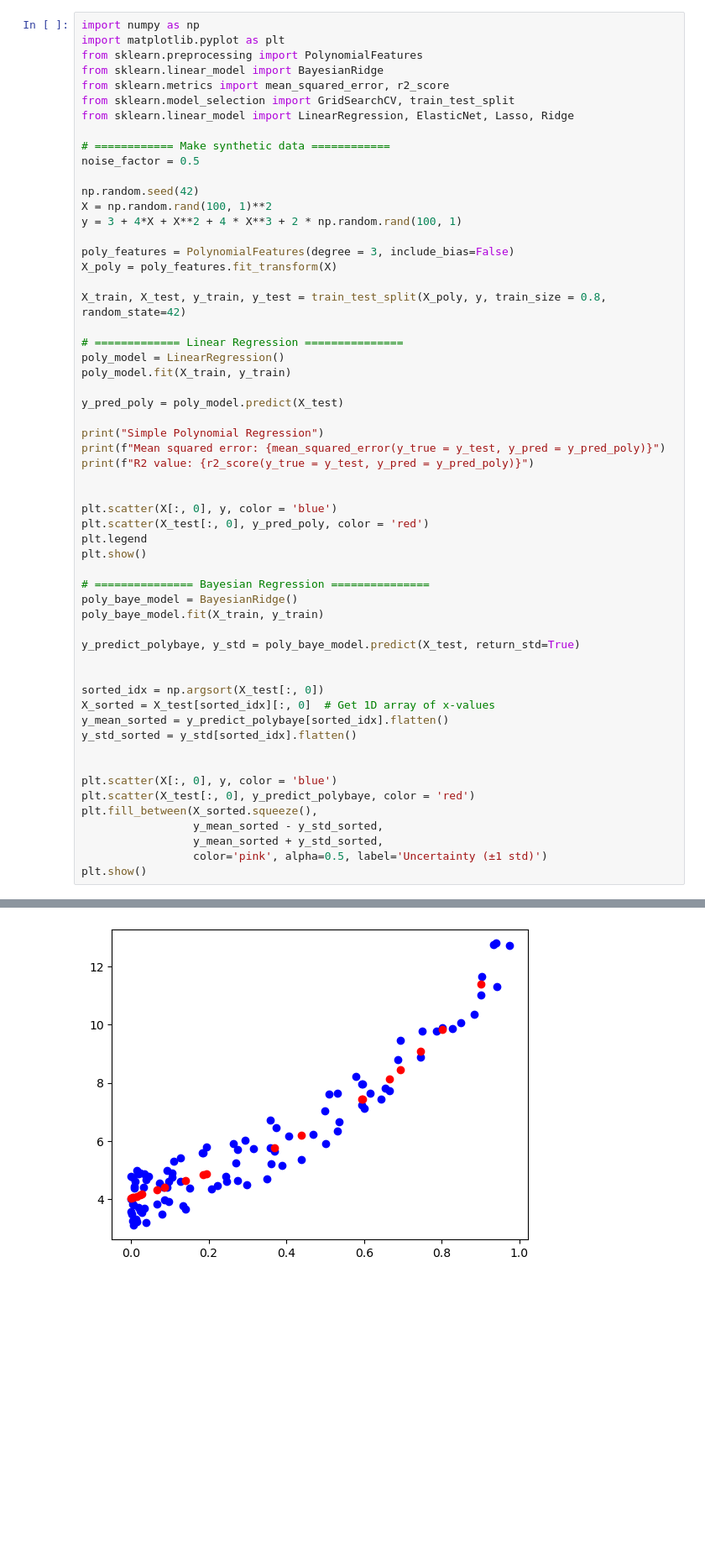
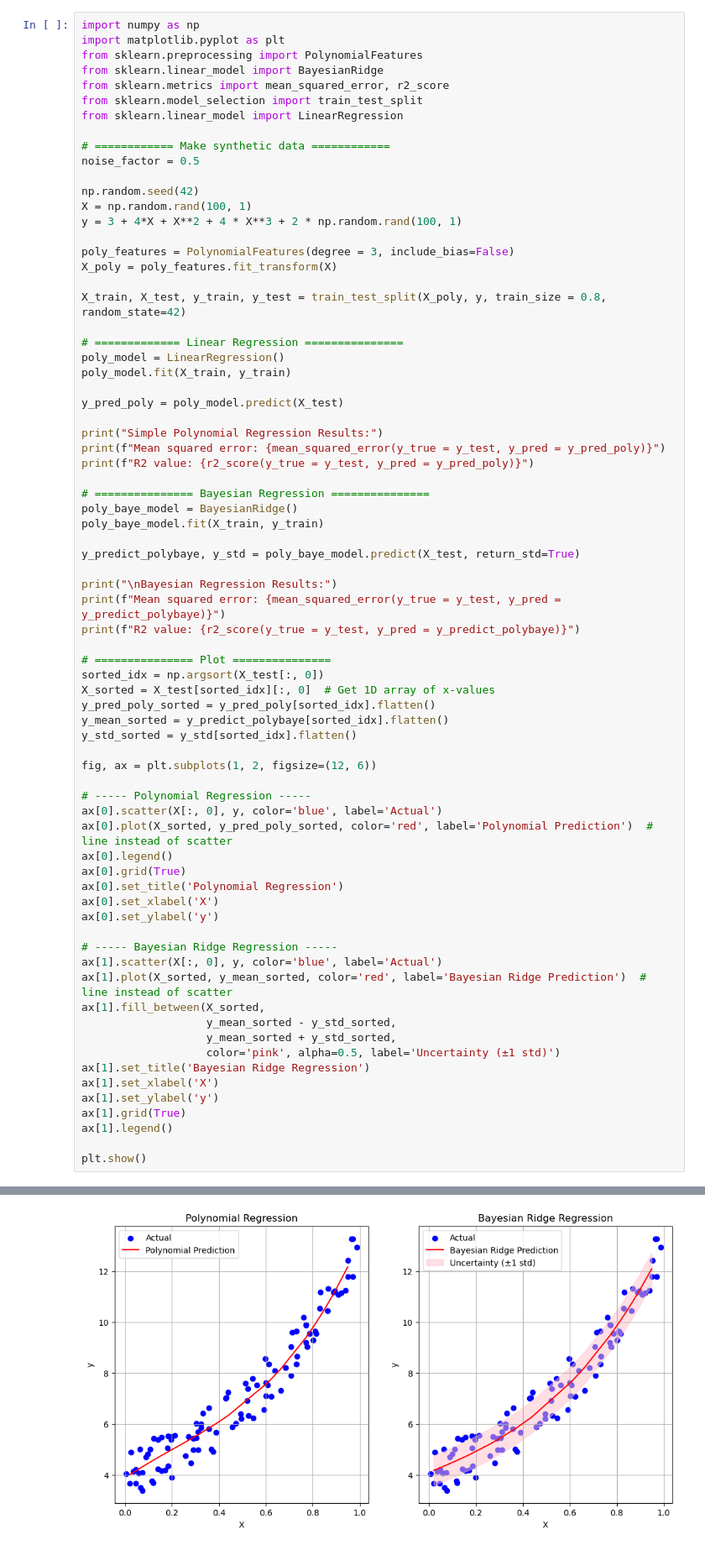
Before and after one commit to nguyenntkn/BayesianLinearRegression, a Jupyter notebook: main.ipynb, the cells around one changed output, grey strips where cells are left out. Shown: that part at 84% size. Cells and saved outputs as stored; diff of their text form; blank space fills up the shorter version.

Commit message:
Complete Bayesian Ridge

```diff
--- a/main.ipynb
+++ b/main.ipynb
@@ -99,14 +101,14 @@ import matplotlib.pyplot as plt
 from sklearn.preprocessing import PolynomialFeatures
 from sklearn.linear_model import BayesianRidge
 from sklearn.metrics import mean_squared_error, r2_score
-from sklearn.model_selection import GridSearchCV, train_test_split
-from sklearn.linear_model import LinearRegression, ElasticNet, Lasso, Ridge
+from sklearn.model_selection import train_test_split
+from sklearn.linear_model import LinearRegression
 
 # ============ Make synthetic data ============
 noise_factor = 0.5
 
 np.random.seed(42)
-X = np.random.rand(100, 1)**2
+X = np.random.rand(100, 1)
 y = 3 + 4*X + X**2 + 4 * X**3 + 2 * np.random.rand(100, 1)
 
 poly_features = PolynomialFeatures(degree = 3, include_bias=False)
@@ -120,15 +122,9 @@ poly_model.fit(X_train, y_train)
 
 y_pred_poly = poly_model.predict(X_test)
 
-print("Simple Polynomial Regression")
+print("Simple Polynomial Regression Results:")
 print(f"Mean squared error: {mean_squared_error(y_true = y_test, y_pred = y_pred_poly)}")
 print(f"R2 value: {r2_score(y_true = y_test, y_pred = y_pred_poly)}")
-
-
-plt.scatter(X[:, 0], y, color = 'blue')
-plt.scatter(X_test[:, 0], y_pred_poly, color = 'red')
-plt.legend
-plt.show()
 
 # =============== Bayesian Regression ===============
 poly_baye_model = BayesianRidge()
@@ -136,18 +132,40 @@ poly_baye_model.fit(X_train, y_train)
 
 y_predict_polybaye, y_std = poly_baye_model.predict(X_test, return_std=True)
 
+print("\nBayesian Regression Results:")
+print(f"Mean squared error: {mean_squared_error(y_true = y_test, y_pred = y_predict_polybaye)}")
+print(f"R2 value: {r2_score(y_true = y_test, y_pred = y_predict_polybaye)}")
 
+# =============== Plot ===============
 sorted_idx = np.argsort(X_test[:, 0])
 X_sorted = X_test[sorted_idx][:, 0]  # Get 1D array of x-values
+y_pred_poly_sorted = y_pred_poly[sorted_idx].flatten()
 y_mean_sorted = y_predict_polybaye[sorted_idx].flatten()
 y_std_sorted = y_std[sorted_idx].flatten()
 
+fig, ax = plt.subplots(1, 2, figsize=(12, 6))
 
-plt.scatter(X[:, 0], y, color = 'blue')
-plt.scatter(X_test[:, 0], y_predict_polybaye, color = 'red')
-plt.fill_between(X_sorted.squeeze(),
-                 y_mean_sorted - y_std_sorted,
-                 y_mean_sorted + y_std_sorted,
-                 color='pink', alpha=0.5, label='Uncertainty (±1 std)')
+# ----- Polynomial Regression -----
+ax[0].scatter(X[:, 0], y, color='blue', label='Actual')
+ax[0].plot(X_sorted, y_pred_poly_sorted, color='red', label='Polynomial Prediction')  # line instead of scatter
+ax[0].legend()
+ax[0].grid(True)
+ax[0].set_title('Polynomial Regression')
+ax[0].set_xlabel('X')
+ax[0].set_ylabel('y')
+
+# ----- Bayesian Ridge Regression -----
+ax[1].scatter(X[:, 0], y, color='blue', label='Actual')
+ax[1].plot(X_sorted, y_mean_sorted, color='red', label='Bayesian Ridge Prediction')  # line instead of scatter
+ax[1].fill_between(X_sorted,
+                   y_mean_sorted - y_std_sorted,
+                   y_mean_sorted + y_std_sorted,
+                   color='pink', alpha=0.5, label='Uncertainty (±1 std)')
+ax[1].set_title('Bayesian Ridge Regression')
+ax[1].set_xlabel('X')
+ax[1].set_ylabel('y')
+ax[1].grid(True)
+ax[1].legend()
+
 plt.show()
 # %% [output]
@@ -157 +179 @@ R2 value: 0.9303039624053939
-[figure, old version]
+[figure, new version]
```
Also changed, not shown: parts of 3 cells of this notebook, 1 other file.
